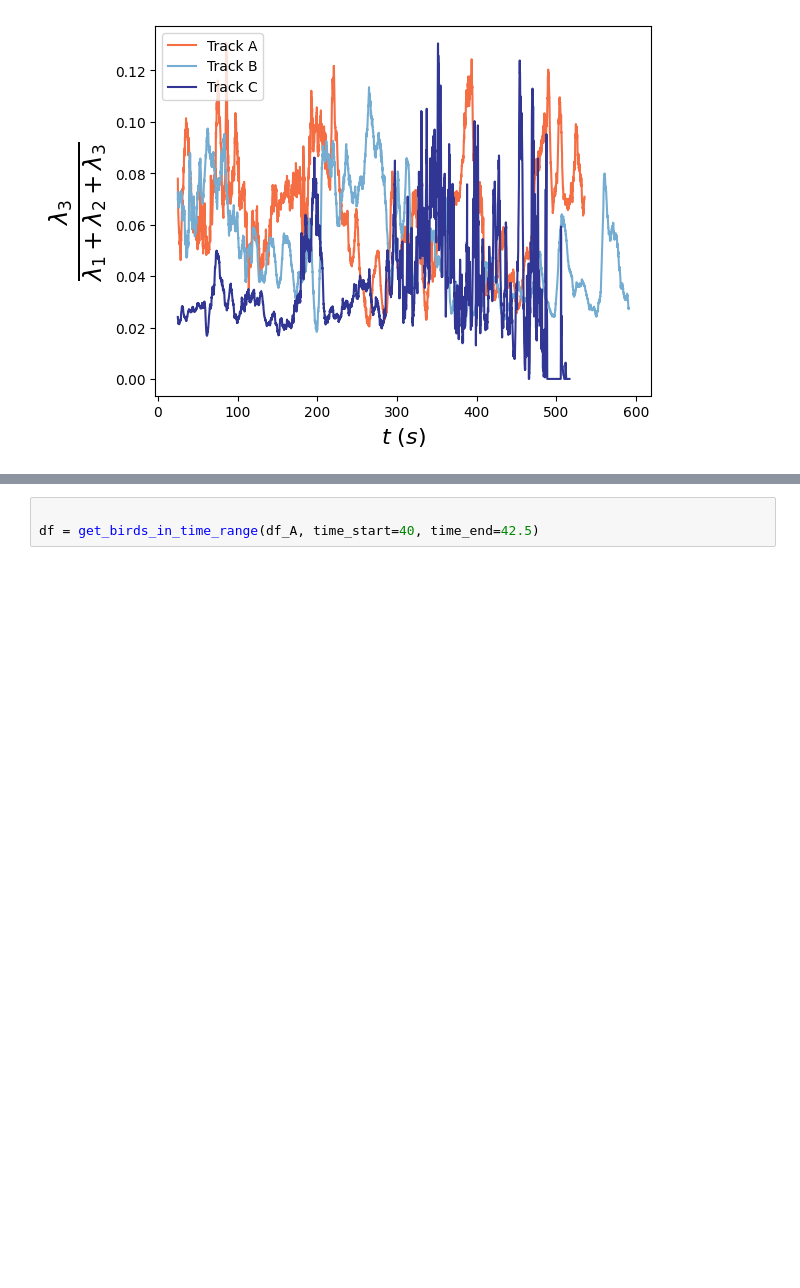
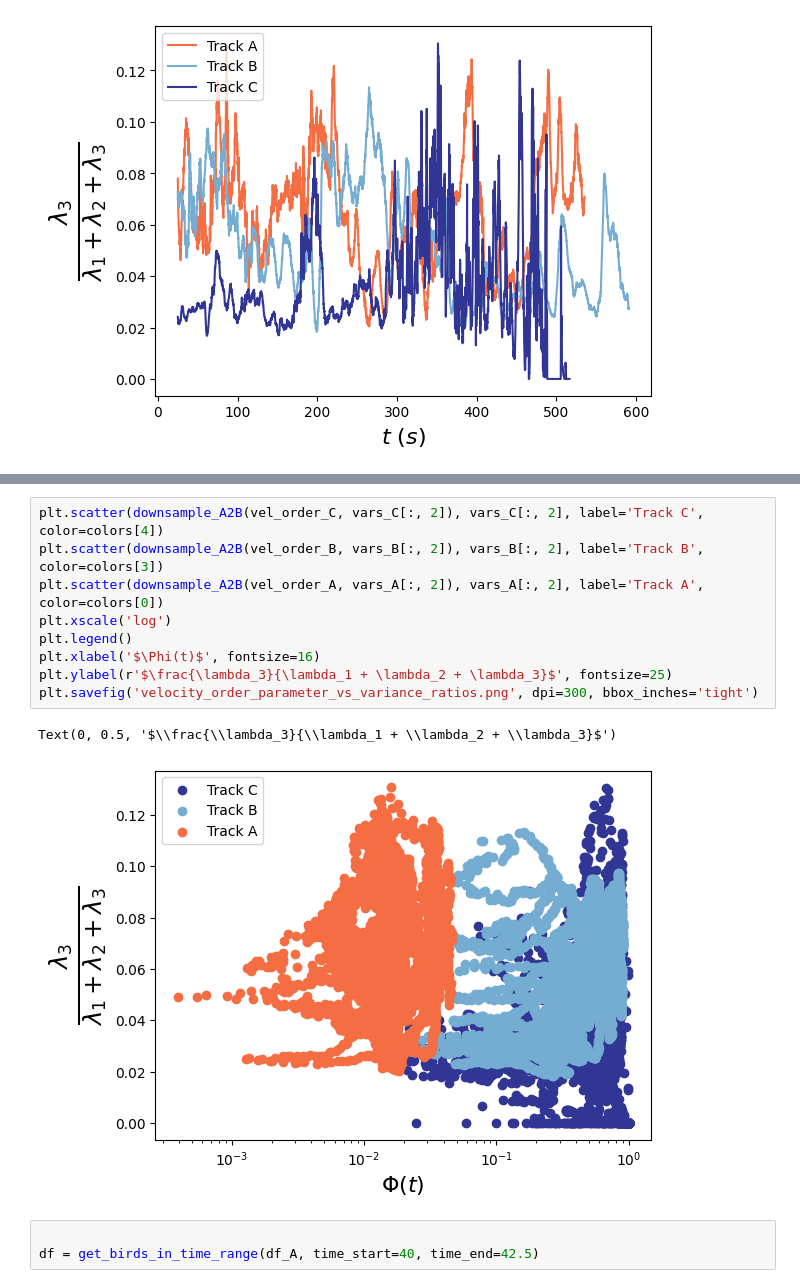
Before and after one commit to mmccraw98/flocking-emergence-iw, a Jupyter notebook: code/data/initial-data-analysis.ipynb, the cells around one changed output, grey strips where cells are left out. Cells and saved outputs as stored; diff of their text form; blank space fills up the shorter version.

```diff
--- a/code/data/initial-data-analysis.ipynb
+++ b/code/data/initial-data-analysis.ipynb
@@ -116,3 +161,15 @@ plt.show()
+# %%
+plt.scatter(downsample_A2B(vel_order_C, vars_C[:, 2]), vars_C[:, 2], label='Track C', color=colors[4])
+plt.scatter(downsample_A2B(vel_order_B, vars_B[:, 2]), vars_B[:, 2], label='Track B', color=colors[3])
+plt.scatter(downsample_A2B(vel_order_A, vars_A[:, 2]), vars_A[:, 2], label='Track A', color=colors[0])
+plt.xscale('log')
+plt.legend()
+plt.xlabel('$\Phi(t)$', fontsize=16)
+plt.ylabel(r'$\frac{\lambda_3}{\lambda_1 + \lambda_2 + \lambda_3}$', fontsize=25)
+plt.savefig('velocity_order_parameter_vs_variance_ratios.png', dpi=300, bbox_inches='tight')
+# %% [output]
+Text(0, 0.5, '$\\frac{\\lambda_3}{\\lambda_1 + \\lambda_2 + \\lambda_3}$')
+[figure, added]
 # %%
 
 df = get_birds_in_time_range(df_A, time_start=40, time_end=42.5)
```
Also changed, not shown: parts of 5 cells of this notebook, 5 other files.
